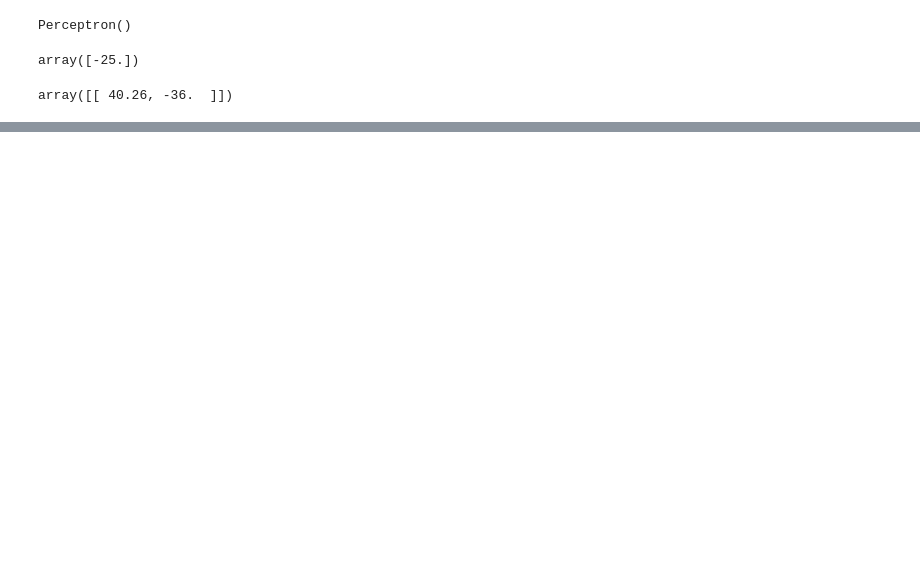
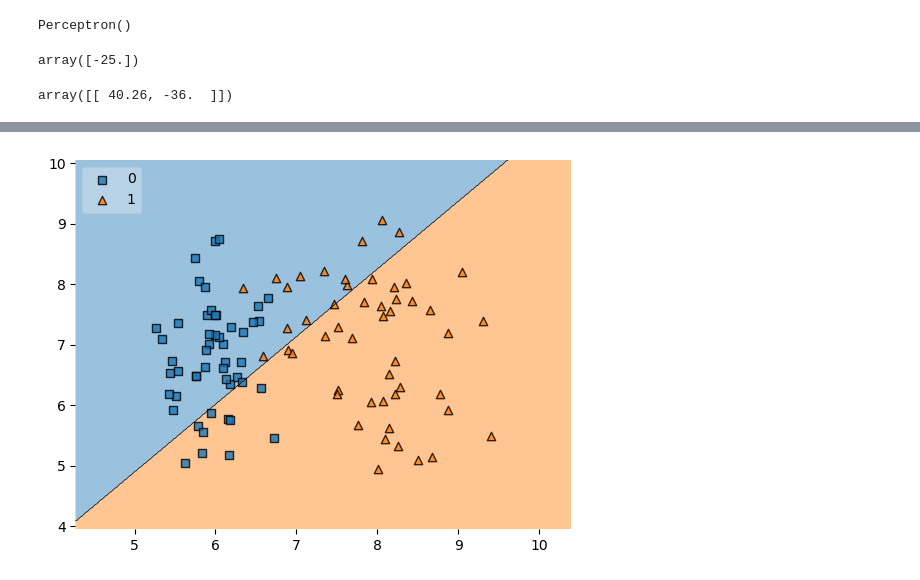
Before and after one commit to surajksharma7/Deep-Learning, a Jupyter notebook: 1 what is perceptron.ipynb, the cells around one changed output, grey strips where cells are left out. Cells and saved outputs as stored; diff of their text form; code cells hidden in the pictures; blank space fills up the shorter version.

```diff
--- a/1 what is perceptron.ipynb
+++ b/1 what is perceptron.ipynb
@@ -43,5 +43,5 @@ array([[ 40.26, -36.  ]])
 # %%
 from mlxtend.plotting import plot_decision_regions
 # %%
-plot_decision_regions(x.values,y.value)
+plot_decision_regions(x.values,y.values,clf =p,legend=2)
 # %% [output]
@@ -64,0 +49 @@ Successfully installed mlxtend-0.23.3
+[figure, added]
```
Also changed, not shown: parts of 2 cells of this notebook, 1 other file.
